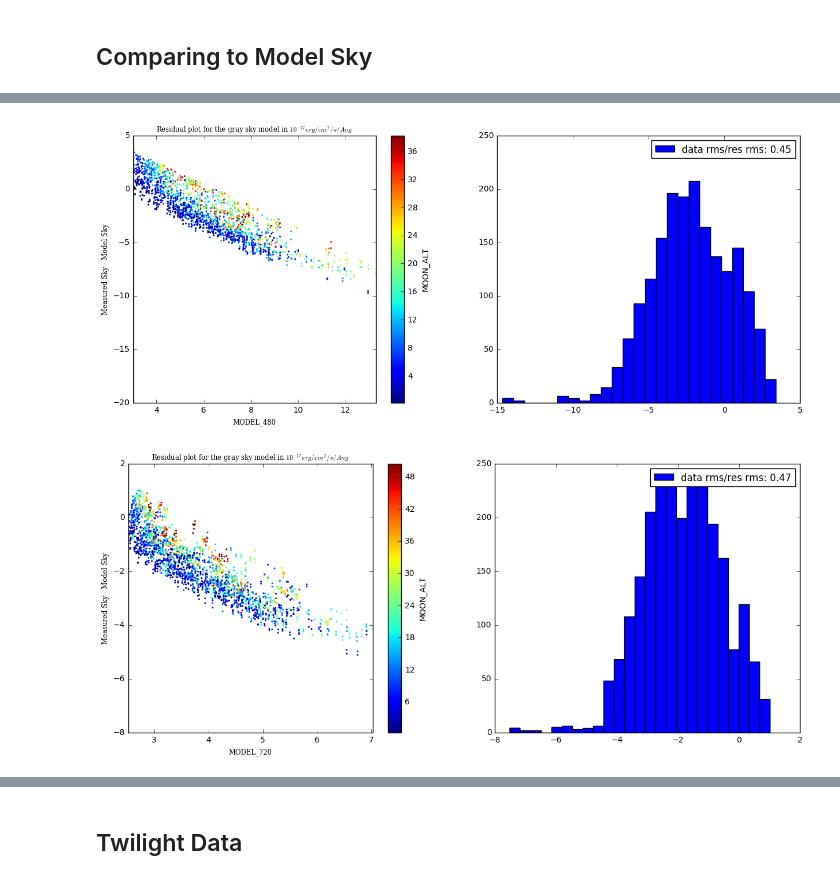
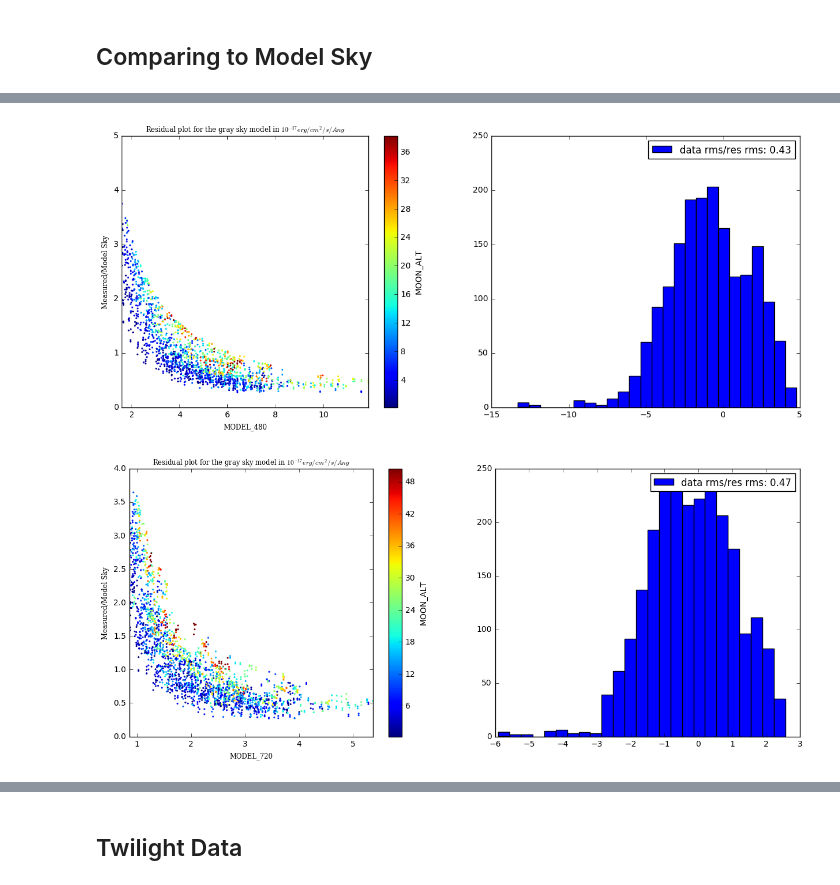
Before and after one commit to parfa30/BOSSSky, a Jupyter notebook: BrightSky/nb/BOSS_Bright_Sky_Flux_with_new_Lines.ipynb, the cells around one changed output, grey strips where cells are left out. Saved outputs shown, nothing was run; the diff lists cells and outputs as text; code cells hidden in the pictures.

```diff
--- a/BrightSky/nb/BOSS_Bright_Sky_Flux_with_new_Lines.ipynb
+++ b/BrightSky/nb/BOSS_Bright_Sky_Flux_with_new_Lines.ipynb
@@ -86,7 +88,7 @@ ext_c = interpolate.interp1d(ext_c[:,0], ext_c[:,1])
 extinction_coefficient = ext_c(wavelength)
 
 #surface brightness
-surf_bright = np.loadtxt(FILE_DIR + 'spec-sky.dat')
+surf_bright = np.loadtxt(DESIMODEL_DIR + '/data/spectra/spec-sky.dat')
 surf_bright = interpolate.interp1d(surf_bright[:,0], surf_bright[:,1])
 surface_brightness_dict = {'dark':surf_bright(wavelength)*sky_unit}
 # %%
@@ -146,7 +148,7 @@ def get_model_cont(data_table, band_lines = [480, 720]):
     """
     INPUT: - astropy.table.Table with meta data and cont measurements
            - line or lines you want to get the continuum for
-    OUTPUT: astropy table with model continuum values
+    OUTPUT: copy of input astropy table with added model continuum values
     """
     for line in band_lines:
         cont_level = [get_continuum(get_sky_model(obs), line) for obs in data_table]
@@ -160,7 +162,7 @@ data = get_model_cont(data)
 The BGS survey will run on DESI when the sky brightness is $> 2.5$ times the brightness of the dark night sky. Grey time is defined as when the moon is above the horizon, but the sky brightness is less than 2.5 times the dark sky brightness. If we take a subset of data that is definitely dark, with airmass $\leq 1.4$, galactic latitude $> 10 ^{\circ}$, and both moon and sun altitude $<-18^{\circ}$, we can define the dark time mean sky brightness.
 # %%
 def get_dark_data(data = data):
-    dark_data = data[(data['AIRMASS']<1.4) & (data['SUN_ALT'] < -18) & (data['MOON_ALT']<-18)]
+    dark_data = data[(data['AIRMASS']<1.4) & (data['SUN_ALT'] < -18) & (data['MOON_ALT']<-18)&(data["GAL_LAT"]>10)]
     return dark_data
 dark_data = get_dark_data()
 # %%
@@ -314,14 +316,16 @@ def model_residuals(line, data, data_name):
 
     fig, (ax1, ax2) = plt.subplots(1,2, figsize=(15,6))
 
-    s = ax1.scatter(x, res, s=5, lw=0, c=v, vmin=vmin, vmax=vmax)
+    s = ax1.scatter(x, sky/model, s=5, lw=0, c=v, vmin=vmin, vmax=vmax)
     plt.colorbar(s, ax=ax1).set_label(vname)
     ret = ax2.hist(res, bins = 25, label = 'data rms/res rms: %.2f' % (rms_y/float(rms_res)))
 
     ax1.set_xlim(xmin, xmax)
     ax1.set_xlabel(xname, fontproperties = font)
-    ax1.set_ylabel('Measured Sky - Model Sky', fontproperties = font)
+    ax1.set_ylabel('Measured/Model Sky', fontproperties = font)
     ax1.set_title("Residual plot for the %s sky model in $10^{-17} erg/cm^{2}/s/Ang$" % data_name, fontproperties = font)
     ax2.legend(loc = 'upper right')
+
+    return res
 # %%
 #This shows the dark sky model vs. measured flux. The agreement is good.
@@ -333,6 +337,6 @@ model_residuals(720, data_dict_r['dark'],'dark')
 # %%
-model_residuals(480, data_dict_b['gray'],'gray')
-model_residuals(720, data_dict_r['gray'],'gray')
+gray_res_b = model_residuals(480, data_dict_b['gray'],'gray')
+gray_res_r = model_residuals(720, data_dict_r['gray'],'gray')
 # %% [output]
-[figure, old version]
+[figure, new version]
-[figure, old version]
+[figure, new version]
```
Also changed, not shown: parts of 8 cells of this notebook.
